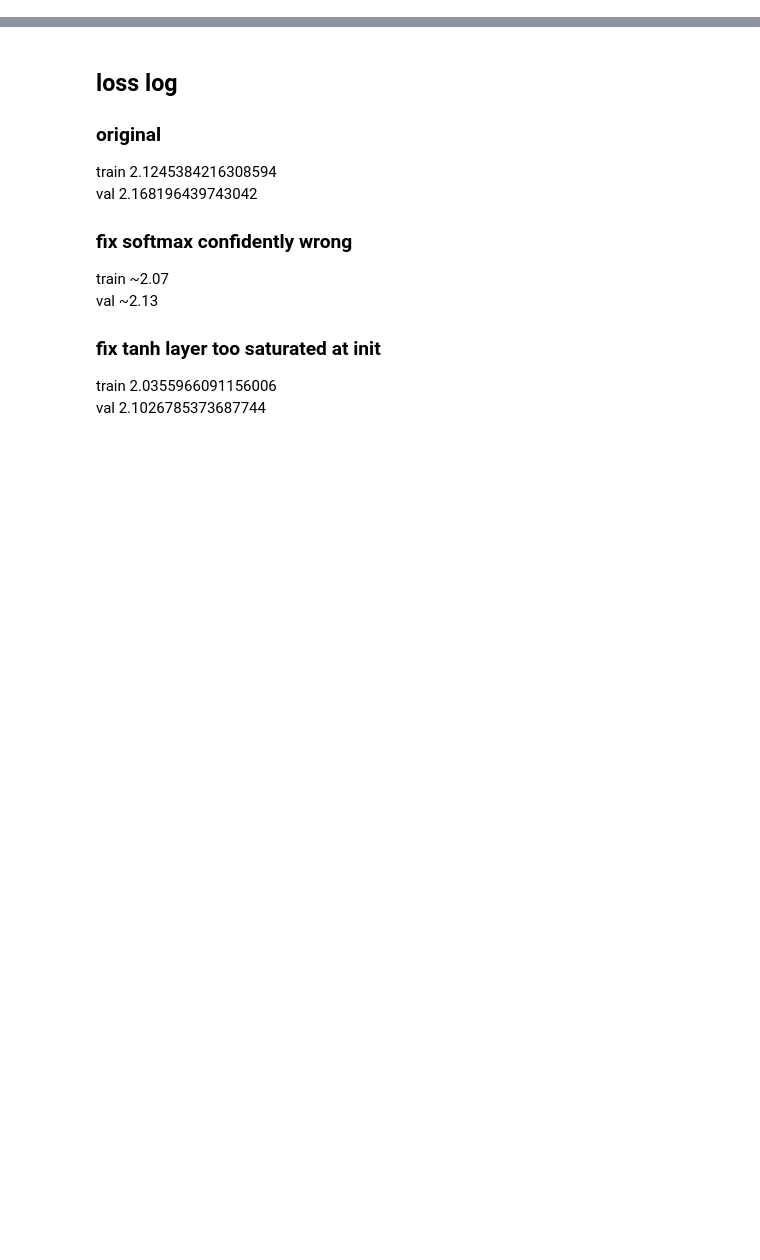
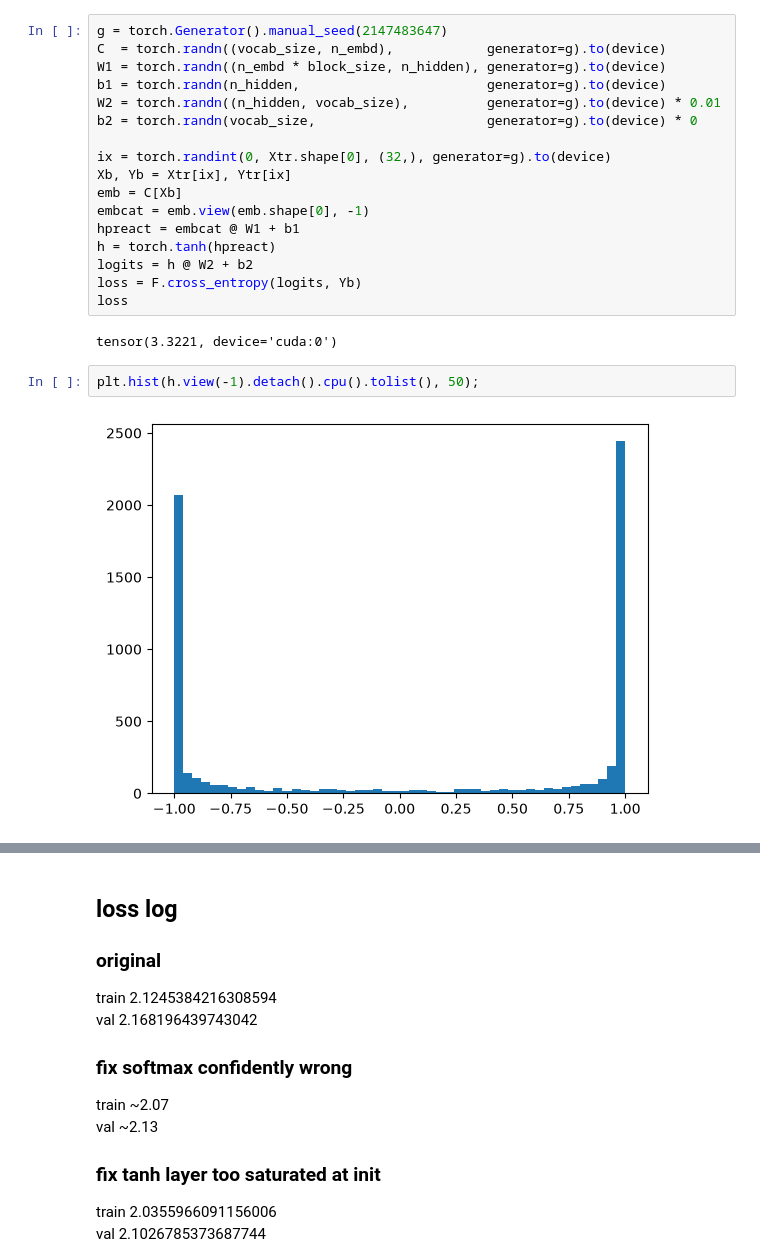
Before and after one commit to DLinC3/nn-zero-to-hero, a Jupyter notebook: book/04-makemore-batchnorm/makemore_part3_bn.ipynb, the cells around one changed output, grey strips where cells are left out. Saved outputs shown, nothing was run; the diff lists cells and outputs as text; blank space fills up the shorter version.

```diff
--- a/book/04-makemore-batchnorm/makemore_part3_bn.ipynb
+++ b/book/04-makemore-batchnorm/makemore_part3_bn.ipynb
@@ -1124,0 +352,23 @@ sample_deep(C_deep, layers_deep)
+# %%
+g = torch.Generator().manual_seed(2147483647)
+C  = torch.randn((vocab_size, n_embd),            generator=g).to(device)
+W1 = torch.randn((n_embd * block_size, n_hidden), generator=g).to(device)
+b1 = torch.randn(n_hidden,                        generator=g).to(device)
+W2 = torch.randn((n_hidden, vocab_size),          generator=g).to(device) * 0.01
+b2 = torch.randn(vocab_size,                      generator=g).to(device) * 0
+
+ix = torch.randint(0, Xtr.shape[0], (32,), generator=g).to(device)
+Xb, Yb = Xtr[ix], Ytr[ix]
+emb = C[Xb]
+embcat = emb.view(emb.shape[0], -1)
+hpreact = embcat @ W1 + b1
+h = torch.tanh(hpreact)
+logits = h @ W2 + b2
+loss = F.cross_entropy(logits, Yb)
+loss
+# %% [output]
+tensor(3.3221, device='cuda:0')
+# %%
+plt.hist(h.view(-1).detach().cpu().tolist(), 50);
+# %% [output]
+[figure, added]
```
Also changed, not shown: parts of 105 cells of this notebook.
